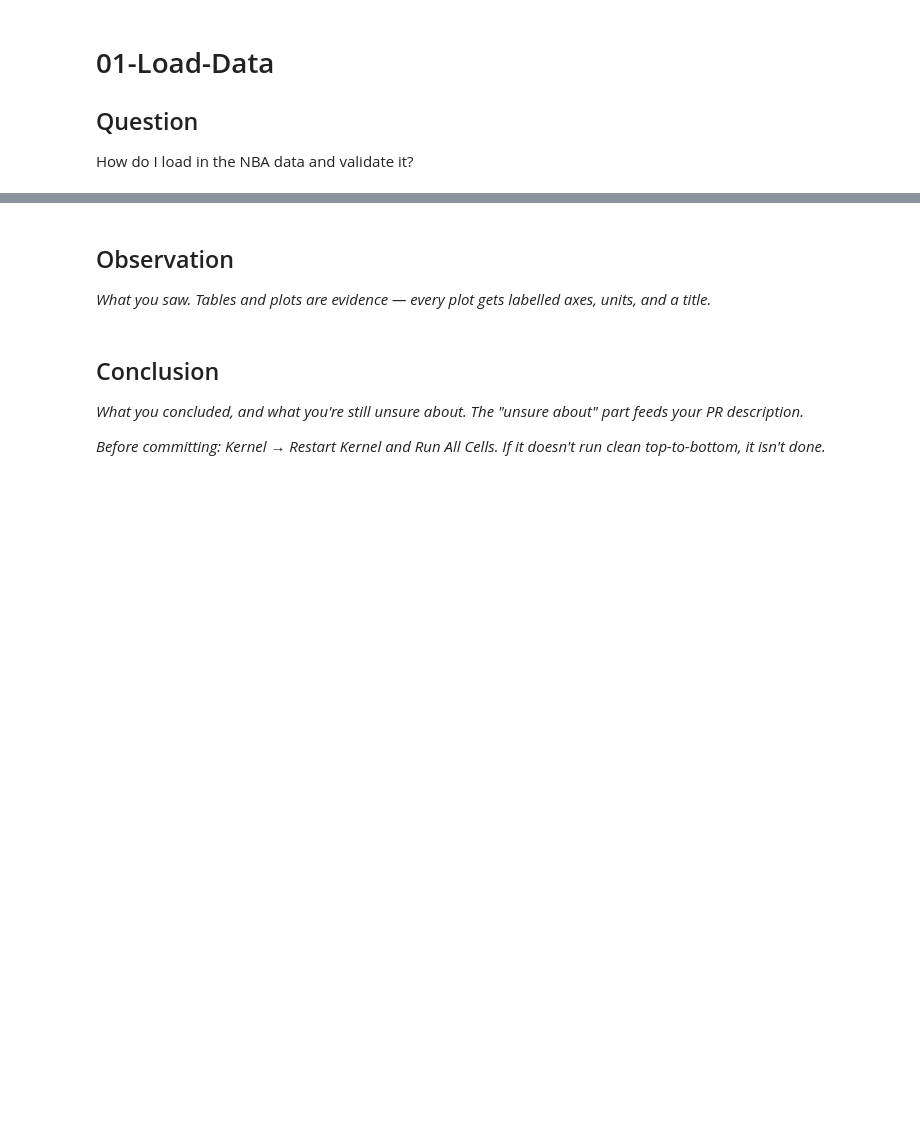
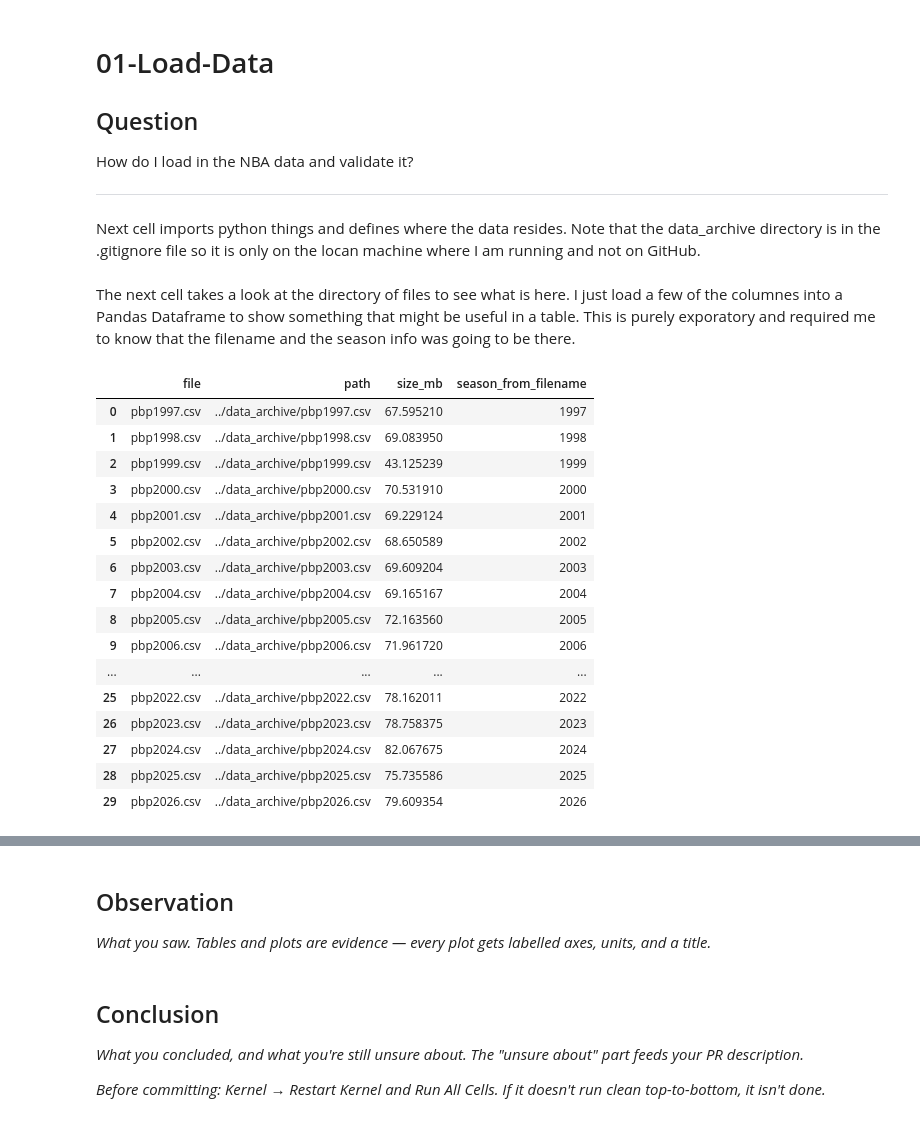
Before and after one commit to davidelbert/nba_teaching_repo, a Jupyter notebook: notebooks/01-Load-Data.ipynb, the cells around one changed output, grey strips where cells are left out. Cells and saved outputs as stored; diff of their text form; code cells hidden in the pictures; blank space fills up the shorter version.

```diff
--- a/notebooks/01-Load-Data.ipynb
+++ b/notebooks/01-Load-Data.ipynb
@@ -6,6 +6,10 @@
 ## Question
 
 How do I load in the NBA data and validate it?
+
+---
+
+Next cell imports python things and defines where the data resides. Note that the data_archive directory is in the .gitignore file so it is only on the locan machine where I am running and not on GitHub.
 # %%
 # Imports (all at the top) and parameters (one place, near the top).
 from pathlib import Path
@@ -23,0 +28,43 @@ DATA_META= DATA_DIR/nba-play-by-play-data-1997-2023-metadata
+# %% [markdown]
+The next cell takes a look at the directory of files to see what is here. I just load a few of the columnes into a Pandas Dataframe to show something that might be useful in a table. This is purely exporatory and required me to know that the filename and the season info was going to be there.
+# %%
+csv_files = sorted(DATA_DIR.glob("pbp*.csv"))
+
+inventory = pd.DataFrame({
+    "file": [p.name for p in csv_files],
+    "path": [str(p) for p in csv_files],
+    "size_mb": [p.stat().st_size / 1e6 for p in csv_files],
+    "season_from_filename": [
+        int(re.search(r"pbp(\d{4})\.csv", p.name).group(1))
+        for p in csv_files
+    ],
+})
+
+inventory_preview = pd.concat([
+    inventory.head(5),
+    inventory.tail(5)
+])
+
+#display(inventory_preview)
+# I used pd.concat to only show the start (head) and end (tail) five lines in the inventory table.
+#if you want to see the whole table, uncomment the next line instead of the display('inventory_preview') line.
+
+display(inventory)
+# %% [output]
+|  | file | path | size_mb | season_from_filename |
+| 0 | pbp1997.csv | ../data_archive/pbp1997.csv | 67.595210 | 1997 |
+| 1 | pbp1998.csv | ../data_archive/pbp1998.csv | 69.083950 | 1998 |
+| 2 | pbp1999.csv | ../data_archive/pbp1999.csv | 43.125239 | 1999 |
+| 3 | pbp2000.csv | ../data_archive/pbp2000.csv | 70.531910 | 2000 |
+| 4 | pbp2001.csv | ../data_archive/pbp2001.csv | 69.229124 | 2001 |
+| 5 | pbp2002.csv | ../data_archive/pbp2002.csv | 68.650589 | 2002 |
+| 6 | pbp2003.csv | ../data_archive/pbp2003.csv | 69.609204 | 2003 |
+| 7 | pbp2004.csv | ../data_archive/pbp2004.csv | 69.165167 | 2004 |
+| 8 | pbp2005.csv | ../data_archive/pbp2005.csv | 72.163560 | 2005 |
+| 9 | pbp2006.csv | ../data_archive/pbp2006.csv | 71.961720 | 2006 |
+| ... | ... | ... | ... | ... |
+| 25 | pbp2022.csv | ../data_archive/pbp2022.csv | 78.162011 | 2022 |
+| 26 | pbp2023.csv | ../data_archive/pbp2023.csv | 78.758375 | 2023 |
+| 27 | pbp2024.csv | ../data_archive/pbp2024.csv | 82.067675 | 2024 |
+| 28 | pbp2025.csv | ../data_archive/pbp2025.csv | 75.735586 | 2025 |
+| 29 | pbp2026.csv | ../data_archive/pbp2026.csv | 79.609354 | 2026 |
```
Also changed, not shown: parts of 14 cells of this notebook, 1 other file.
